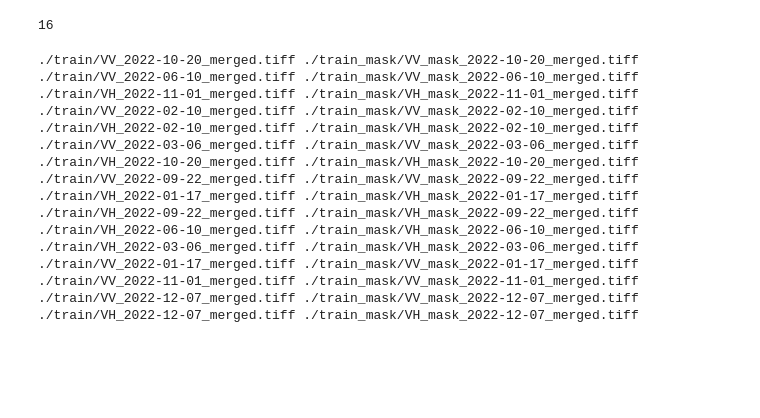
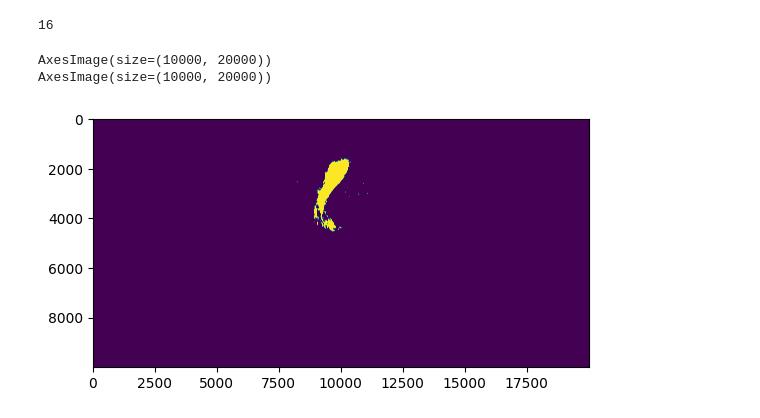
Before and after one commit to nadiaverdha/InterdisciplinaryProject, a Jupyter notebook: reading_data.ipynb, the cells around one changed output. Saved outputs shown, nothing was run; the diff lists cells and outputs as text; code cells hidden in the pictures; blank space fills up the shorter version.

```diff
--- a/reading_data.ipynb
+++ b/reading_data.ipynb
@@ -298,16 +298,16 @@ class Images(Dataset):
             img = img_file.read(1)
             # print(img)# Read the first band
 
-        with rasterio.open(self.image_path[index]) as mask_file:
+        with rasterio.open(self.mask_path[index]) as mask_file:
             mask = mask_file.read(1)
 
         if self.transforms is not None:
                 img = self.transforms(img)
                 mask = self.transforms(mask)
 
-        # return (img, mask)
+        return (img,mask)
 
-        return self.image_path[index],self.mask_path[index]
+        # return self.image_path[index],self.mask_path[index]
 # %%
 train = "./train/.tiff"
 # mask_train = "./train_mask/*.tiff"
@@ -322,22 +322,13 @@ trainDS = Images(img_list,mask_list,transforms=None)
 trainLoader = DataLoader(trainDS, shuffle=True,batch_size=16)
 # %%
 x,y= next(iter(trainLoader))
+i = 0
 for a,b in zip(x,y):
-    print(a,b)
+    print(plt.imshow(b))
+    i+=1
+    if (i==2):
+        break
 # %% [output]
-./train/VV_2022-10-20_merged.tiff ./train_mask/VV_mask_2022-10-20_merged.tiff
-./train/VV_2022-06-10_merged.tiff ./train_mask/VV_mask_2022-06-10_merged.tiff
-./train/VH_2022-11-01_merged.tiff ./train_mask/VH_mask_2022-11-01_merged.tiff
-./train/VV_2022-02-10_merged.tiff ./train_mask/VV_mask_2022-02-10_merged.tiff
-./train/VH_2022-02-10_merged.tiff ./train_mask/VH_mask_2022-02-10_merged.tiff
-./train/VV_2022-03-06_merged.tiff ./train_mask/VV_mask_2022-03-06_merged.tiff
-./train/VH_2022-10-20_merged.tiff ./train_mask/VH_mask_2022-10-20_merged.tiff
-./train/VV_2022-09-22_merged.tiff ./train_mask/VV_mask_2022-09-22_merged.tiff
-./train/VH_2022-01-17_merged.tiff ./train_mask/VH_mask_2022-01-17_merged.tiff
-./train/VH_2022-09-22_merged.tiff ./train_mask/VH_mask_2022-09-22_merged.tiff
-./train/VH_2022-06-10_merged.tiff ./train_mask/VH_mask_2022-06-10_merged.tiff
-./train/VH_2022-03-06_merged.tiff ./train_mask/VH_mask_2022-03-06_merged.tiff
-./train/VV_2022-01-17_merged.tiff ./train_mask/VV_mask_2022-01-17_merged.tiff
-./train/VV_2022-11-01_merged.tiff ./train_mask/VV_mask_2022-11-01_merged.tiff
-./train/VV_2022-12-07_merged.tiff ./train_mask/VV_mask_2022-12-07_merged.tiff
-./train/VH_2022-12-07_merged.tiff ./train_mask/VH_mask_2022-12-07_merged.tiff
+AxesImage(size=(10000, 20000))
+AxesImage(size=(10000, 20000))
+[figure, added]
```
Also changed, not shown: parts of 1 cell of this notebook.
